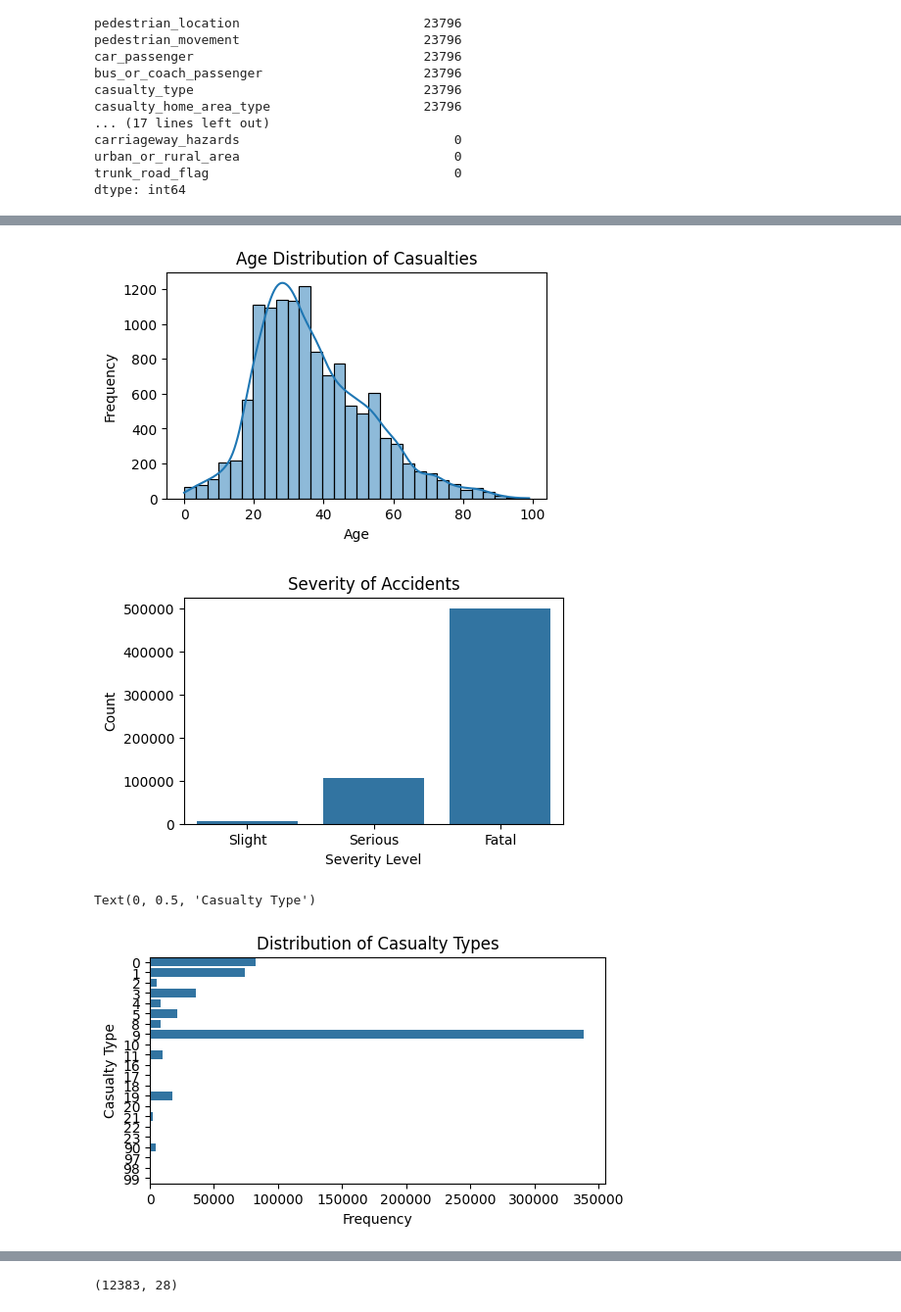
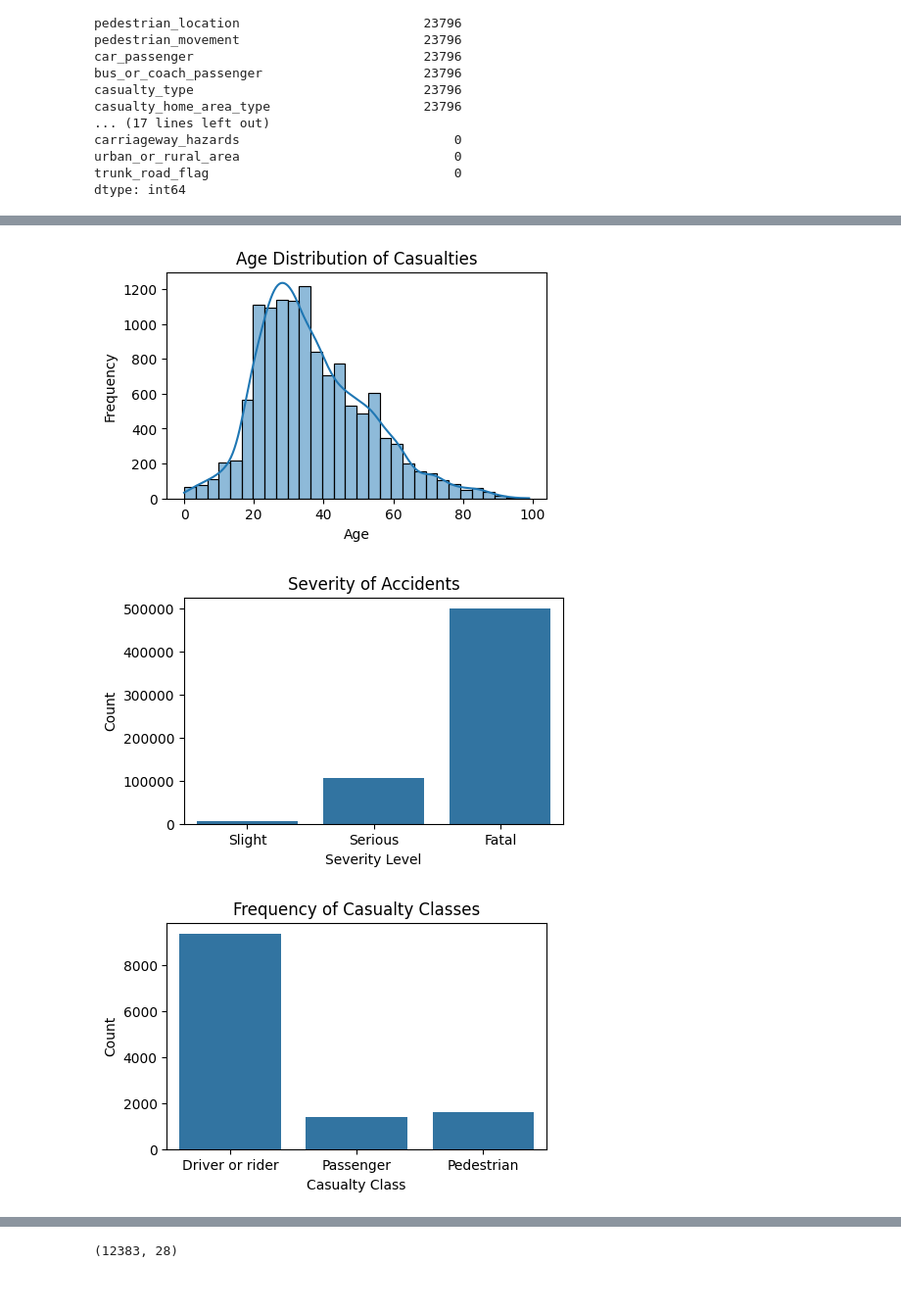
Before and after one commit to Lem-c/DS-reg-vs-nn, a Jupyter notebook: DS_23096666.ipynb, the cells around one changed output, grey strips where cells are left out. Shown at 98% size. Drawn from its saved outputs; the diff is of its cells as text; code cells hidden in the pictures.

```diff
--- a/DS_23096666.ipynb
+++ b/DS_23096666.ipynb
@@ -301,43 +383,30 @@ dtype: int64
 # %%
-# Ensure proper rendering of plots
-%matplotlib inline
-# # 1. Trend of Accidents Over Years
-# plt.figure(figsize=(10, 6))
-# sns.countplot(x='accident_year', data=df)
-# plt.title('Trend of Accidents Over Years')
-# plt.ylabel('Number of Accidents')
-# plt.xlabel('Year')
-# plt.xticks(rotation=45)
-# plt.show()
-
-# 2. Age Distribution of Casualties
+# 1. Age Distribution of Casualties
 plt.figure(figsize=(5, 3))
 sns.histplot(dataSet.raw['age_of_casualty'], bins=30, kde=True)
 plt.title('Age Distribution of Casualties')
 plt.xlabel('Age')
 plt.ylabel('Frequency')
 plt.show()
 
-# 3. Severity of Accidents
+# 2. Severity of Accidents
 plt.figure(figsize=(5, 3))
 sns.countplot(x='casualty_severity', data=casualtyDataset.raw)
 plt.title('Severity of Accidents')
 plt.xlabel('Severity Level')
 plt.ylabel('Count')
 plt.xticks(ticks=[0, 1, 2], labels=['Slight', 'Serious', 'Fatal'])
 plt.show()
 
-# 4. Casualty Type Distribution
-plt.figure(figsize=(6, 3))
-# Count the frequency of each casualty type
-casualty_type_counts = casualtyDataset.raw['casualty_type'].value_counts().sort_values(ascending=False)
-# Plot as a bar chart
-sns.barplot(x=casualty_type_counts.values, y=casualty_type_counts.index, orient='h')
-plt.title('Distribution of Casualty Types')
-plt.xlabel('Frequency')
-plt.ylabel('Casualty Type')
+# 3. casualty_class
+plt.figure(figsize=(5, 3))
+sns.countplot(x='casualty_class', data=dataSet.raw)
+plt.title('Frequency of Casualty Classes')
+plt.xlabel('Casualty Class')
+plt.ylabel('Count')
+plt.xticks(ticks=[0, 1, 2], labels=['Driver or rider', 'Passenger', 'Pedestrian'])
+plt.show()
 # %% [output]
 [figure]
 [figure]
-Text(0, 0.5, 'Casualty Type')
-[figure, old version]
+[figure, new version]
```
Also changed, not shown: parts of 69 cells of this notebook, 6 other files.
